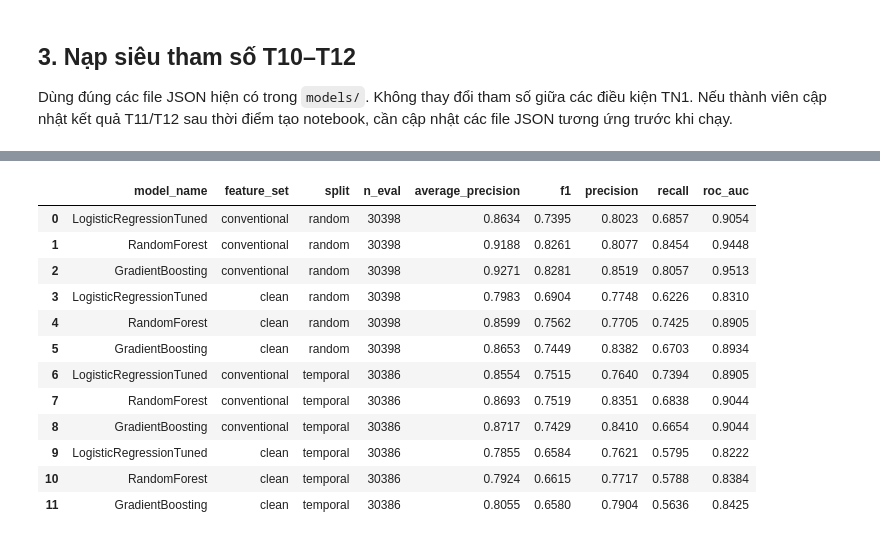
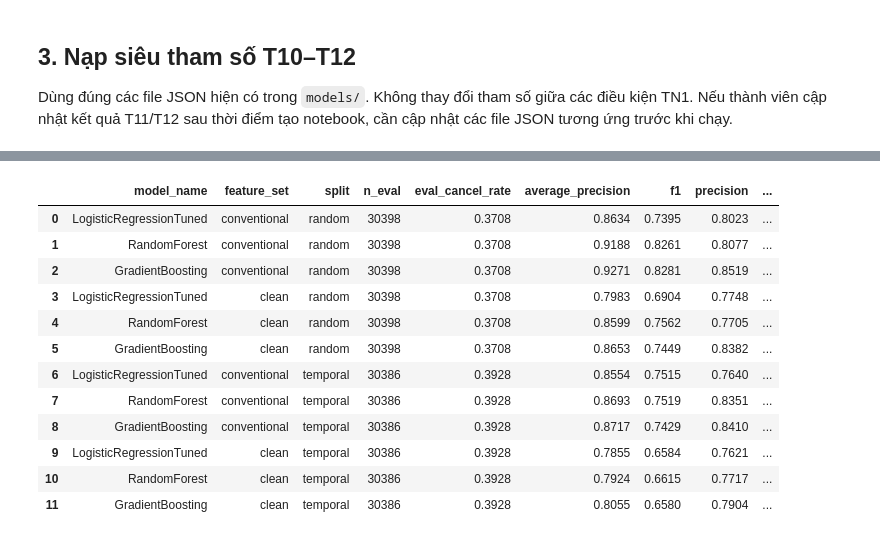
Before and after one commit to trantrungquy610/HotelBookingML, a Jupyter notebook: notebooks/07_tn1_leakage_split.ipynb, the cells around one changed output, grey strips where cells are left out. Saved outputs shown, nothing was run; the diff lists cells and outputs as text; code cells hidden in the pictures.

```diff
--- a/notebooks/07_tn1_leakage_split.ipynb
+++ b/notebooks/07_tn1_leakage_split.ipynb
@@ -188,6 +188,10 @@ print(json.dumps(PARAMS, indent=2, ensure_ascii=False))
 
 def make_estimator(model_name, params):
     params = dict(params)
+    # Giới hạn luồng CPU để notebook chạy ổn định trên máy có nhiều CPU logic.
+    # n_jobs chỉ điều khiển song song, không làm thay đổi cấu hình/mô hình.
+    if "n_jobs" in params and params["n_jobs"] == -1:
+        params["n_jobs"] = 2
     if model_name == "LogisticRegressionTuned":
         return LogisticRegression(**params)
     if model_name == "RandomForest":
@@ -230,46 +234,61 @@ Mỗi pipeline fit preprocessing riêng trên tập train của đúng điều k
 # %%
-result_rows = []
+validation_rows = []
+test_rows = []
 
 for split_name in SPLIT_NAMES:
-    train, valid, _held_out_test = SPLITS[split_name]
+    train, valid, held_out_test = SPLITS[split_name]
     y_train = train[TARGET]
-    y_valid = valid[TARGET]
 
     for feature_set in FEATURE_SET_NAMES:
         features = FEATURES_BY_SET[feature_set]
         X_train = train[features]
         X_valid = valid[features]
+        X_test = held_out_test[features]
 
         for model_name in MODEL_NAMES:
             print(f"Fit: split={split_name}, feature_set={feature_set}, model={model_name}")
             pipeline = make_pipeline(model_name, feature_set, X_train)
             pipeline.fit(X_train, y_train)
-            y_score = pipeline.predict_proba(X_valid)[:, 1]
-            y_pred = (y_score >= THRESHOLD).astype(int)
-            metrics = evaluate_classification(y_valid, y_pred, y_score)
 
-            result_rows.append({
-                "model_name": model_name,
-                "experiment": "TN1",
-                "feature_set": feature_set,
-                "split": split_name,
-                "train_hotel": "all",
-                "eval_hotel": "all",
-                "eval_set": "validation",
-                "n_eval": len(valid),
-                "eval_cancel_rate": float(y_valid.mean()),
-                "threshold": THRESHOLD,
-                "params": json.dumps(PARAMS[model_name], sort_keys=True),
-                **metrics,
-            })
+            for eval_name, X_eval, eval_frame, output_rows in [
+                ("validation", X_valid, valid, validation_rows),
+                ("test", X_test, held_out_test, test_rows),
+            ]:
+                y_eval = eval_frame[TARGET]
+                y_score = pipeline.predict_proba(X_eval)[:, 1]
+                y_pred = (y_score >= THRESHOLD).astype(int)
+                metrics = evaluate_classification(y_eval, y_pred, y_score)
+                output_rows.append({
+                    "model_name": model_name,
+                    "experiment": "TN1",
+                    "feature_set": feature_set,
+                    "split": split_name,
+                    "train_hotel": "all",
+                    "eval_hotel": "all",
+                    "eval_set": eval_name,
+                    "n_eval": len(eval_frame),
+                    "eval_cancel_rate": float(y_eval.mean()),
+                    "threshold": THRESHOLD,
+                    "params": json.dumps(PARAMS[model_name], sort_keys=True),
+                    **metrics,
+                })
 
-results_tn1 = pd.DataFrame(result_rows)
-assert len(results_tn1) == 12
-assert not results_tn1.isna()[["average_precision", "f1", "roc_auc"]].any().any()
-display(results_tn1[[
-    "model_name", "feature_set", "split", "n_eval",
-    "average_precision", "f1", "precision", "recall", "roc_auc",
-]])
+results_tn1_validation = pd.DataFrame(validation_rows)
+results_tn1_test = pd.DataFrame(test_rows)
+results_tn1 = pd.concat([results_tn1_validation, results_tn1_test], ignore_index=True)
+assert len(results_tn1_validation) == 12
+assert len(results_tn1_test) == 12
+assert not results_tn1[["average_precision", "f1", "roc_auc"]].isna().any().any()
+
+def show_tn1_results(frame, label):
+    print(label)
+    display(frame[[
+        "model_name", "feature_set", "split", "n_eval", "eval_cancel_rate",
+        "average_precision", "f1", "precision", "recall", "roc_auc",
+    ]])
+
+show_tn1_results(results_tn1_validation, "Validation – 12 kết quả")
+show_tn1_results(results_tn1_test, "Test – 12 kết quả (chỉ báo cáo sau khi đóng băng cấu hình)")
 # %% [output]
 Fit: split=random, feature_set=conventional, model=LogisticRegressionTuned
 Fit: split=random, feature_set=conventional, model=RandomForest
@@ -286,13 +306,13 @@ Fit: split=temporal, feature_set=clean, model=GradientBoosting
-|  | model_name | feature_set | split | n_eval | average_precision | f1 | precision | recall | roc_auc |
-| 0 | LogisticRegressionTuned | conventional | random | 30398 | 0.8634 | 0.7395 | 0.8023 | 0.6857 | 0.9054 |
-| 1 | RandomForest | conventional | random | 30398 | 0.9188 | 0.8261 | 0.8077 | 0.8454 | 0.9448 |
-| 2 | GradientBoosting | conventional | random | 30398 | 0.9271 | 0.8281 | 0.8519 | 0.8057 | 0.9513 |
-| 3 | LogisticRegressionTuned | clean | random | 30398 | 0.7983 | 0.6904 | 0.7748 | 0.6226 | 0.8310 |
-| 4 | RandomForest | clean | random | 30398 | 0.8599 | 0.7562 | 0.7705 | 0.7425 | 0.8905 |
-| 5 | GradientBoosting | clean | random | 30398 | 0.8653 | 0.7449 | 0.8382 | 0.6703 | 0.8934 |
-| 6 | LogisticRegressionTuned | conventional | temporal | 30386 | 0.8554 | 0.7515 | 0.7640 | 0.7394 | 0.8905 |
-| 7 | RandomForest | conventional | temporal | 30386 | 0.8693 | 0.7519 | 0.8351 | 0.6838 | 0.9044 |
-| 8 | GradientBoosting | conventional | temporal | 30386 | 0.8717 | 0.7429 | 0.8410 | 0.6654 | 0.9044 |
-| 9 | LogisticRegressionTuned | clean | temporal | 30386 | 0.7855 | 0.6584 | 0.7621 | 0.5795 | 0.8222 |
-| 10 | RandomForest | clean | temporal | 30386 | 0.7924 | 0.6615 | 0.7717 | 0.5788 | 0.8384 |
-| 11 | GradientBoosting | clean | temporal | 30386 | 0.8055 | 0.6580 | 0.7904 | 0.5636 | 0.8425 |
+|  | model_name | feature_set | split | n_eval | eval_cancel_rate | average_precision | f1 | precision | ... |
+| 0 | LogisticRegressionTuned | conventional | random | 30398 | 0.3708 | 0.8634 | 0.7395 | 0.8023 | ... |
+| 1 | RandomForest | conventional | random | 30398 | 0.3708 | 0.9188 | 0.8261 | 0.8077 | ... |
+| 2 | GradientBoosting | conventional | random | 30398 | 0.3708 | 0.9271 | 0.8281 | 0.8519 | ... |
+| 3 | LogisticRegressionTuned | clean | random | 30398 | 0.3708 | 0.7983 | 0.6904 | 0.7748 | ... |
+| 4 | RandomForest | clean | random | 30398 | 0.3708 | 0.8599 | 0.7562 | 0.7705 | ... |
+| 5 | GradientBoosting | clean | random | 30398 | 0.3708 | 0.8653 | 0.7449 | 0.8382 | ... |
+| 6 | LogisticRegressionTuned | conventional | temporal | 30386 | 0.3928 | 0.8554 | 0.7515 | 0.7640 | ... |
+| 7 | RandomForest | conventional | temporal | 30386 | 0.3928 | 0.8693 | 0.7519 | 0.8351 | ... |
+| 8 | GradientBoosting | conventional | temporal | 30386 | 0.3928 | 0.8717 | 0.7429 | 0.8410 | ... |
+| 9 | LogisticRegressionTuned | clean | temporal | 30386 | 0.3928 | 0.7855 | 0.6584 | 0.7621 | ... |
+| 10 | RandomForest | clean | temporal | 30386 | 0.3928 | 0.7924 | 0.6615 | 0.7717 | ... |
+| 11 | GradientBoosting | clean | temporal | 30386 | 0.3928 | 0.8055 | 0.6580 | 0.7904 | ... |
```
Also changed, not shown: parts of 11 cells of this notebook, 3 other files.
